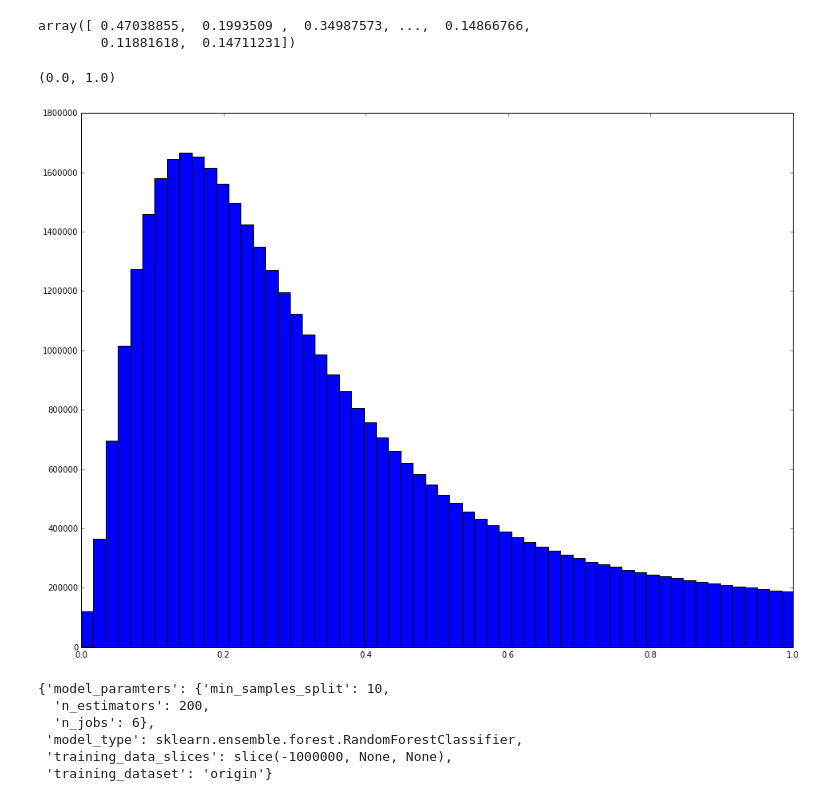
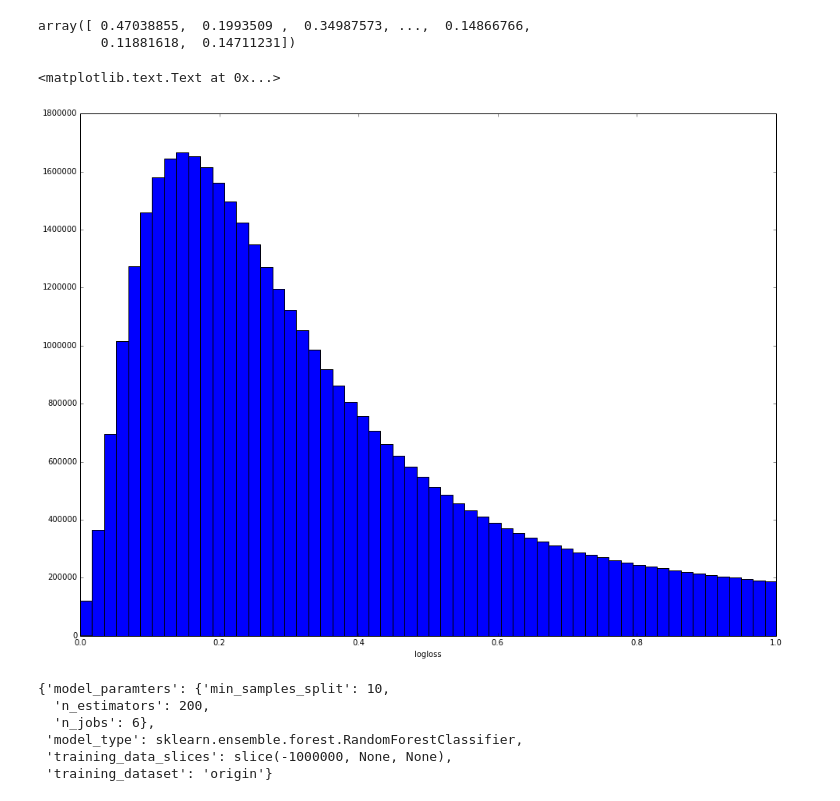
Before and after one commit to c3h3/DisplayAdvertisingChallenge, a Jupyter notebook: bin/Dev20140916_c3h3dev_Model.ipynb, the cells around one changed output. Drawn from its saved outputs; the diff is of its cells as text; code cells hidden in the pictures.

```diff
--- a/bin/Dev20140916_c3h3dev_Model.ipynb
+++ b/bin/Dev20140916_c3h3dev_Model.ipynb
@@ -103,9 +103,10 @@ pylab.rcParams['figure.figsize'] = 16, 12
 # %%
 pylab.hist(res,bins=2000)
 pylab.xlim([0.0,1.0])
+pylab.xlabel("logloss")
 # %% [output]
-(0.0, 1.0)
+<matplotlib.text.Text at 0x...>
-[figure, old version]
+[figure, new version]
 # %%
 m_rf.set_training_data_slice(slice(-1000000,None,None))
 # %%
```
Also changed, not shown: 1 other file.
